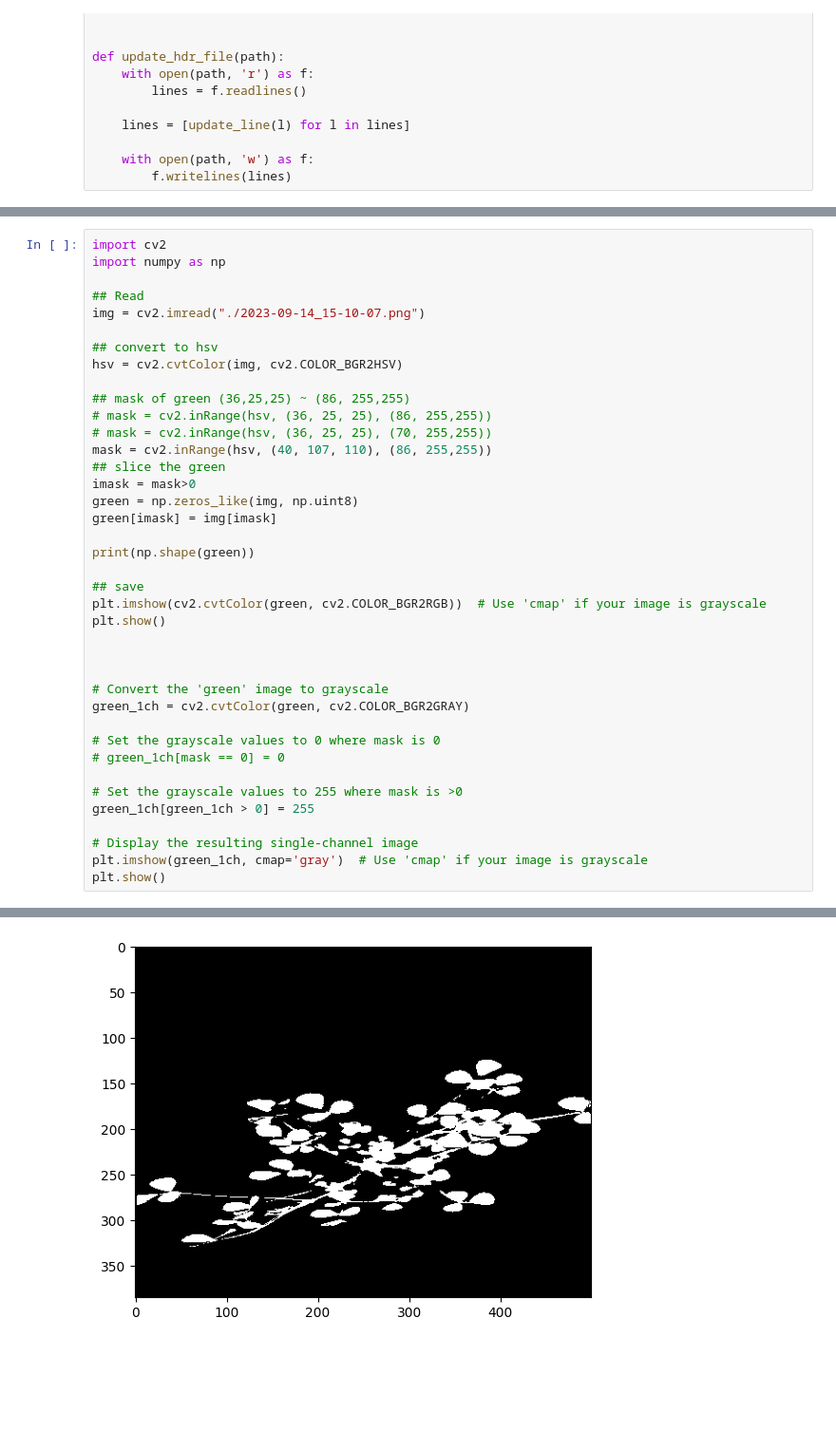
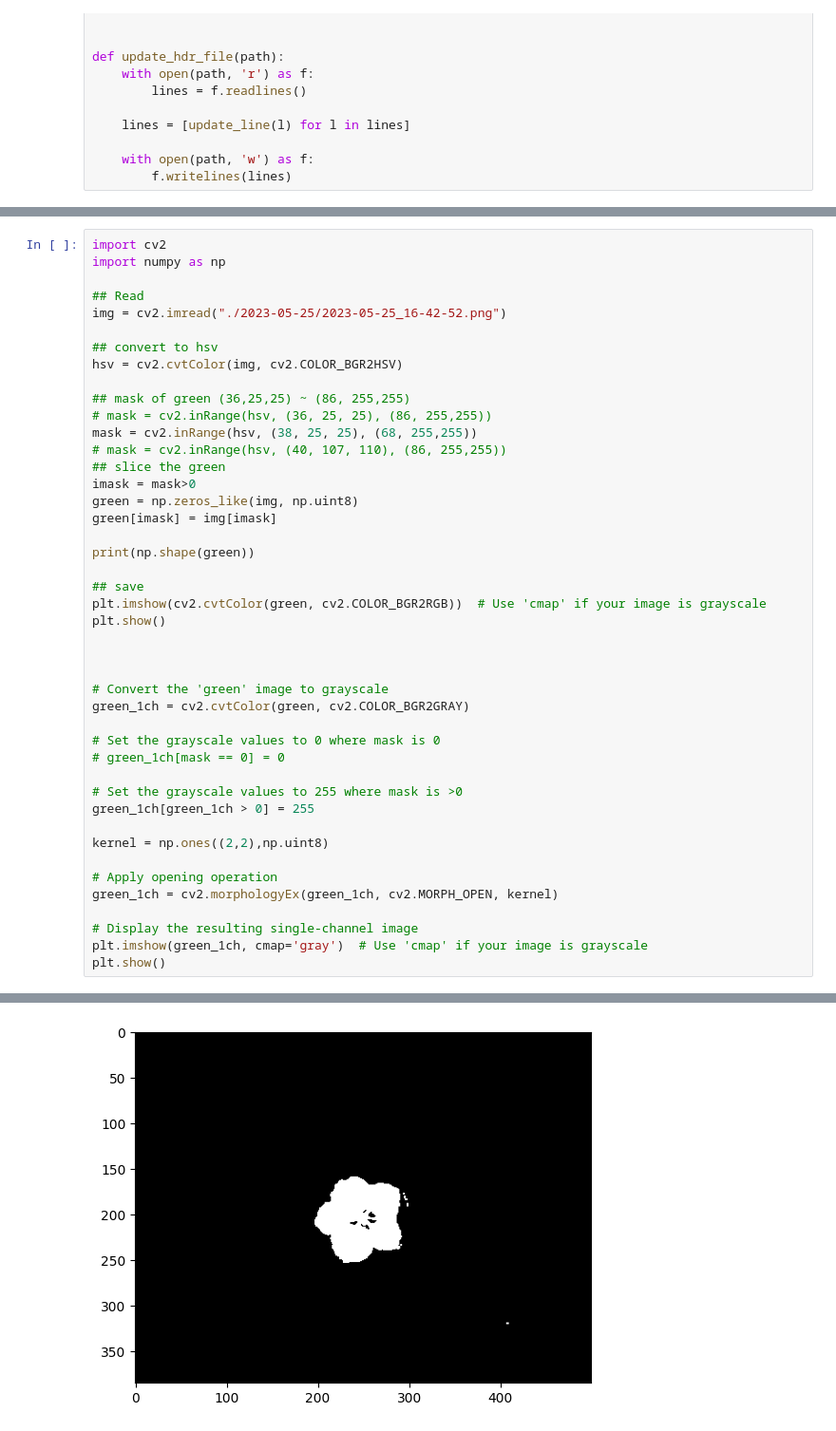
Before and after one commit to AuScalableDroneCloud/pipelines-jupyter, a Jupyter notebook: dev/pipelines-in-development/inlab_hyperspec_processing/Hyperspec_lab_pipeline.ipynb, the cells around one changed output, grey strips where cells are left out. Shown at 95% size. Saved outputs shown, nothing was run; the diff lists cells and outputs as text; blank space fills up the shorter version.

```diff
--- a/dev/pipelines-in-development/inlab_hyperspec_processing/Hyperspec_lab_pipeline.ipynb
+++ b/dev/pipelines-in-development/inlab_hyperspec_processing/Hyperspec_lab_pipeline.ipynb
@@ -198,15 +131,15 @@ import cv2
 import numpy as np
 
 ## Read
-img = cv2.imread("./2023-09-14_15-10-07.png")
+img = cv2.imread("./2023-05-25/2023-05-25_16-42-52.png")
 
 ## convert to hsv
 hsv = cv2.cvtColor(img, cv2.COLOR_BGR2HSV)
 
 ## mask of green (36,25,25) ~ (86, 255,255)
 # mask = cv2.inRange(hsv, (36, 25, 25), (86, 255,255))
-# mask = cv2.inRange(hsv, (36, 25, 25), (70, 255,255))
-mask = cv2.inRange(hsv, (40, 107, 110), (86, 255,255))
+mask = cv2.inRange(hsv, (38, 25, 25), (68, 255,255))
+# mask = cv2.inRange(hsv, (40, 107, 110), (86, 255,255))
 ## slice the green
 imask = mask>0
 green = np.zeros_like(img, np.uint8)
@@ -229,6 +162,11 @@ green_1ch = cv2.cvtColor(green, cv2.COLOR_BGR2GRAY)
 # Set the grayscale values to 255 where mask is >0
 green_1ch[green_1ch > 0] = 255
 
+kernel = np.ones((2,2),np.uint8)
+
+# Apply opening operation
+green_1ch = cv2.morphologyEx(green_1ch, cv2.MORPH_OPEN, kernel)
+
 # Display the resulting single-channel image
 plt.imshow(green_1ch, cmap='gray')  # Use 'cmap' if your image is grayscale
 plt.show()
@@ -238 +176 @@ plt.show()
-[figure, old version]
+[figure, new version]
```
Also changed, not shown: parts of 21 cells of this notebook.
